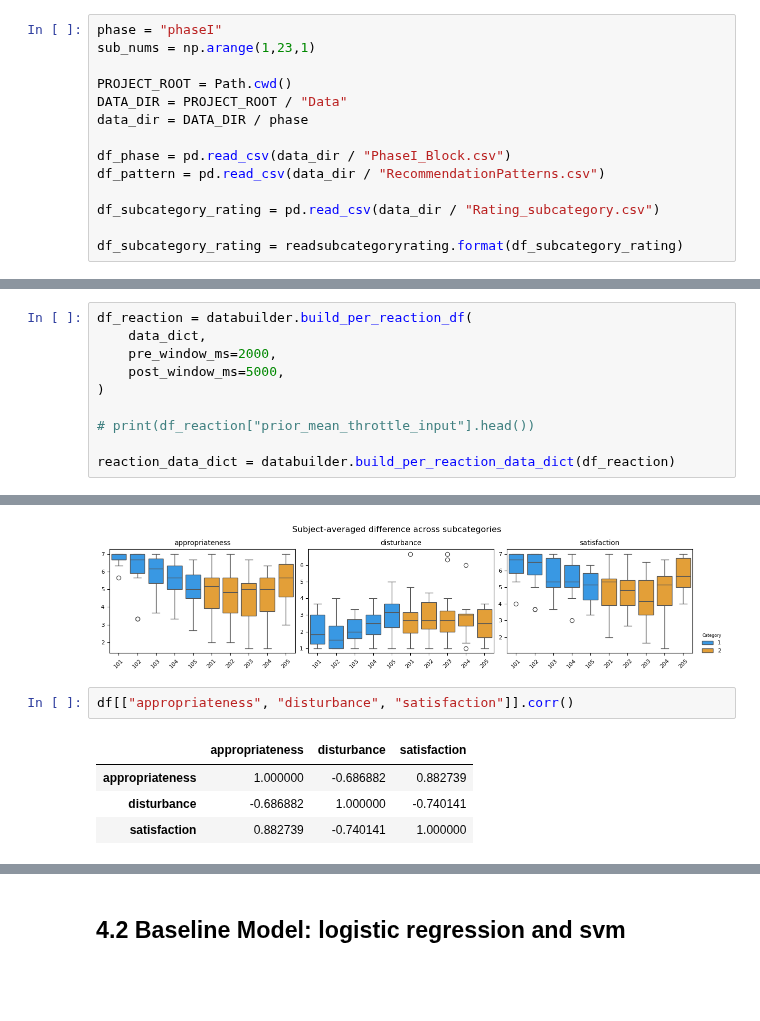
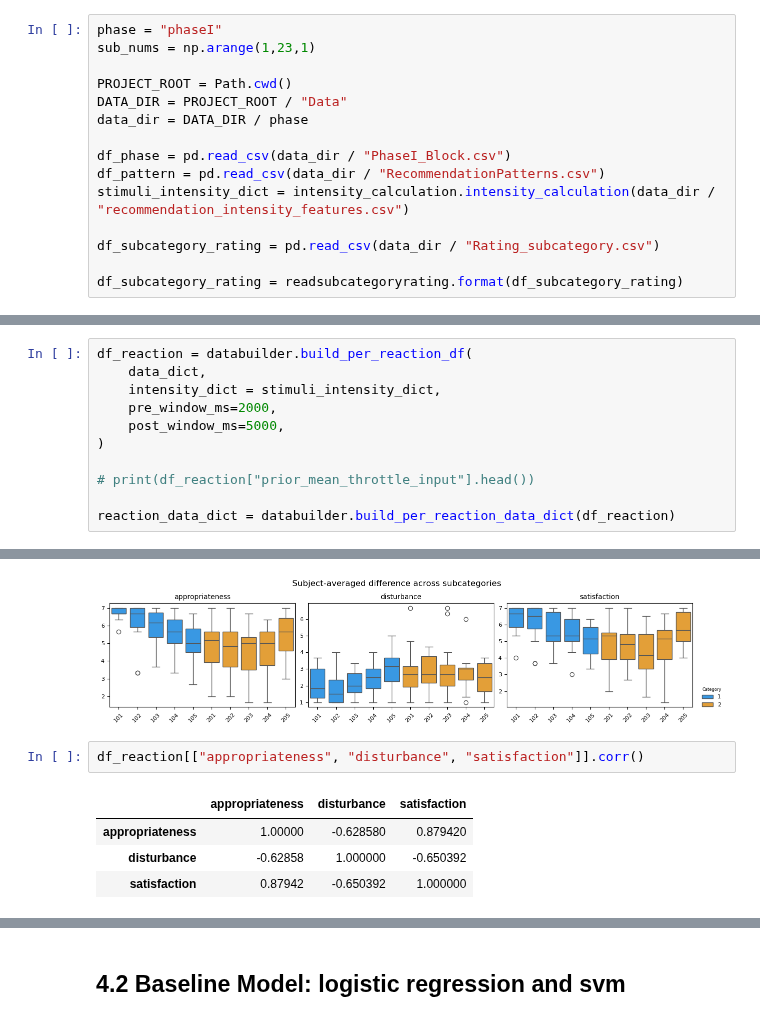
Before and after one commit to yxlin02/HCICarSim, a Jupyter notebook: DataAnalysis.ipynb, the cells around one changed output, grey strips where cells are left out. Cells and saved outputs as stored; diff of their text form; blank space fills up the shorter version.

```diff
--- a/DataAnalysis.ipynb
+++ b/DataAnalysis.ipynb
@@ -42,6 +45,7 @@ data_dir = DATA_DIR / phase
 
 df_phase = pd.read_csv(data_dir / "PhaseI_Block.csv")
 df_pattern = pd.read_csv(data_dir / "RecommendationPatterns.csv")
+stimuli_intensity_dict = intensity_calculation.intensity_calculation(data_dir / "recommendation_intensity_features.csv")
 
 df_subcategory_rating = pd.read_csv(data_dir / "Rating_subcategory.csv")
 
@@ -697,6 +737,7 @@ rather than through subject-specific intrinsic time constants.
 # %%
 df_reaction = databuilder.build_per_reaction_df(
     data_dict,
+    intensity_dict = stimuli_intensity_dict,
     pre_window_ms=2000,
     post_window_ms=5000,
 )
@@ -1039,9 +1080,9 @@ plt.show()
 # %% [output]
 [figure]
 # %%
-df[["appropriateness", "disturbance", "satisfaction"]].corr()
+df_reaction[["appropriateness", "disturbance", "satisfaction"]].corr()
 # %% [output]
 |  | appropriateness | disturbance | satisfaction |
-| appropriateness | 1.000000 | -0.686882 | 0.882739 |
-| disturbance | -0.686882 | 1.000000 | -0.740141 |
-| satisfaction | 0.882739 | -0.740141 | 1.000000 |
+| appropriateness | 1.00000 | -0.628580 | 0.879420 |
+| disturbance | -0.62858 | 1.000000 | -0.650392 |
+| satisfaction | 0.87942 | -0.650392 | 1.000000 |
```
Also changed, not shown: parts of 19 cells of this notebook, 5 other files.
